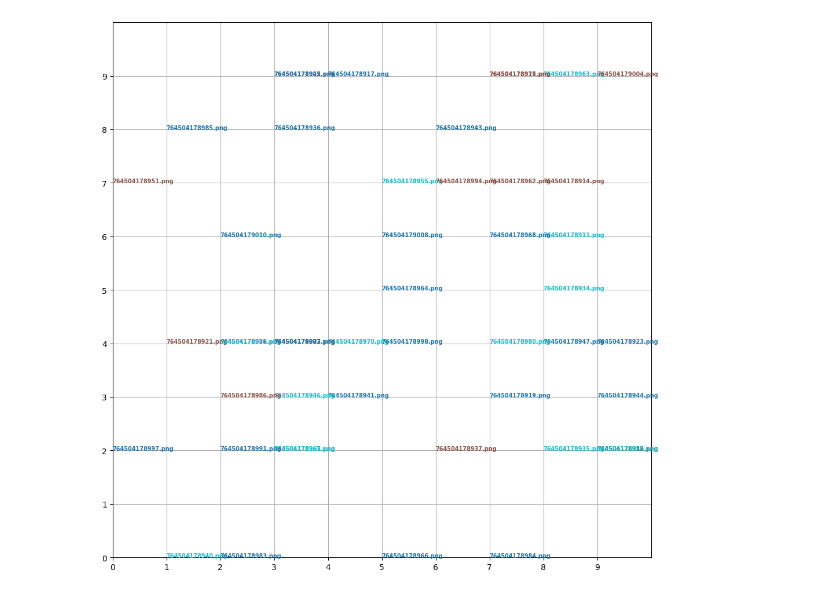
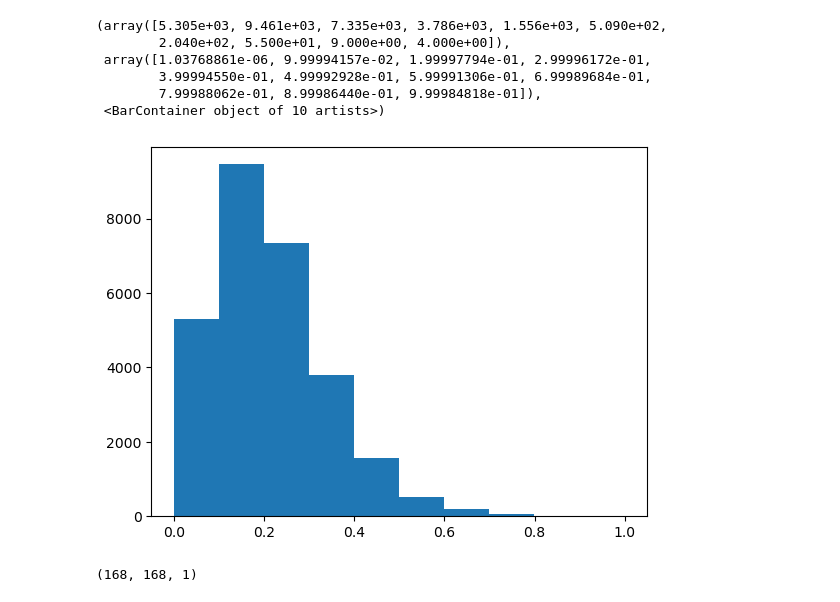
Before and after one commit to FomichAnastasia/master-thesis-, a Jupyter notebook: SOM.ipynb, the cells around one changed output. Drawn from its saved outputs; the diff is of its cells as text; code cells hidden in the pictures.

```diff
--- a/SOM.ipynb
+++ b/SOM.ipynb
@@ -99,23 +106,15 @@ kmeans = KMeans(n_clusters=3, random_state=42)
 cluster_labels = kmeans.fit_predict(som_weights.reshape(-1, normalized_features.shape[1]))
-# %%
-# limited results
-def visualize_clustered_heatmap(som, cluster_labels, normalized_features, image_files, max_results=50):
-    plt.figure(figsize=(12, 12))
-    shown_images = 0
-    for i, f in enumerate(normalized_features):
-        if shown_images >= max_results:
-            break  # Limit the number of displayed images
-        winner = som.winner(f)
-        plt.text(winner[1], winner[0], image_files[i], color=plt.cm.tab10(cluster_labels[i]/2.), fontdict={'weight': 'bold', 'size': 7})
-        shown_images += 1
-    plt.xticks(np.arange(som._weights.shape[1]))
-    plt.yticks(np.arange(som._weights.shape[0]))
-    plt.xlim(0, som._weights.shape[1])
-    plt.ylim(0, som._weights.shape[0])
-    plt.grid()
-
-# Call the updated visualization function
-visualize_clustered_heatmap(som, cluster_labels, normalized_features, image_files, max_results=50)
-plt.show()
-# %% [output]
-[figure, removed]
+# %%
+plt.hist(som_weights.reshape(-1, normalized_features.shape[1]))
+# %% [output]
+(array([5.305e+03, 9.461e+03, 7.335e+03, 3.786e+03, 1.556e+03, 5.090e+02,
+        2.040e+02, 5.500e+01, 9.000e+00, 4.000e+00]),
+ array([1.03768861e-06, 9.99994157e-02, 1.99997794e-01, 2.99996172e-01,
+        3.99994550e-01, 4.99992928e-01, 5.99991306e-01, 6.99989684e-01,
+        7.99988062e-01, 8.99986440e-01, 9.99984818e-01]),
+ <BarContainer object of 10 artists>)
+[figure, added]
+# %%
+som_weights.shape
+# %% [output]
+(168, 168, 1)
```
Also changed, not shown: parts of 32 cells of this notebook, 2 other files.
